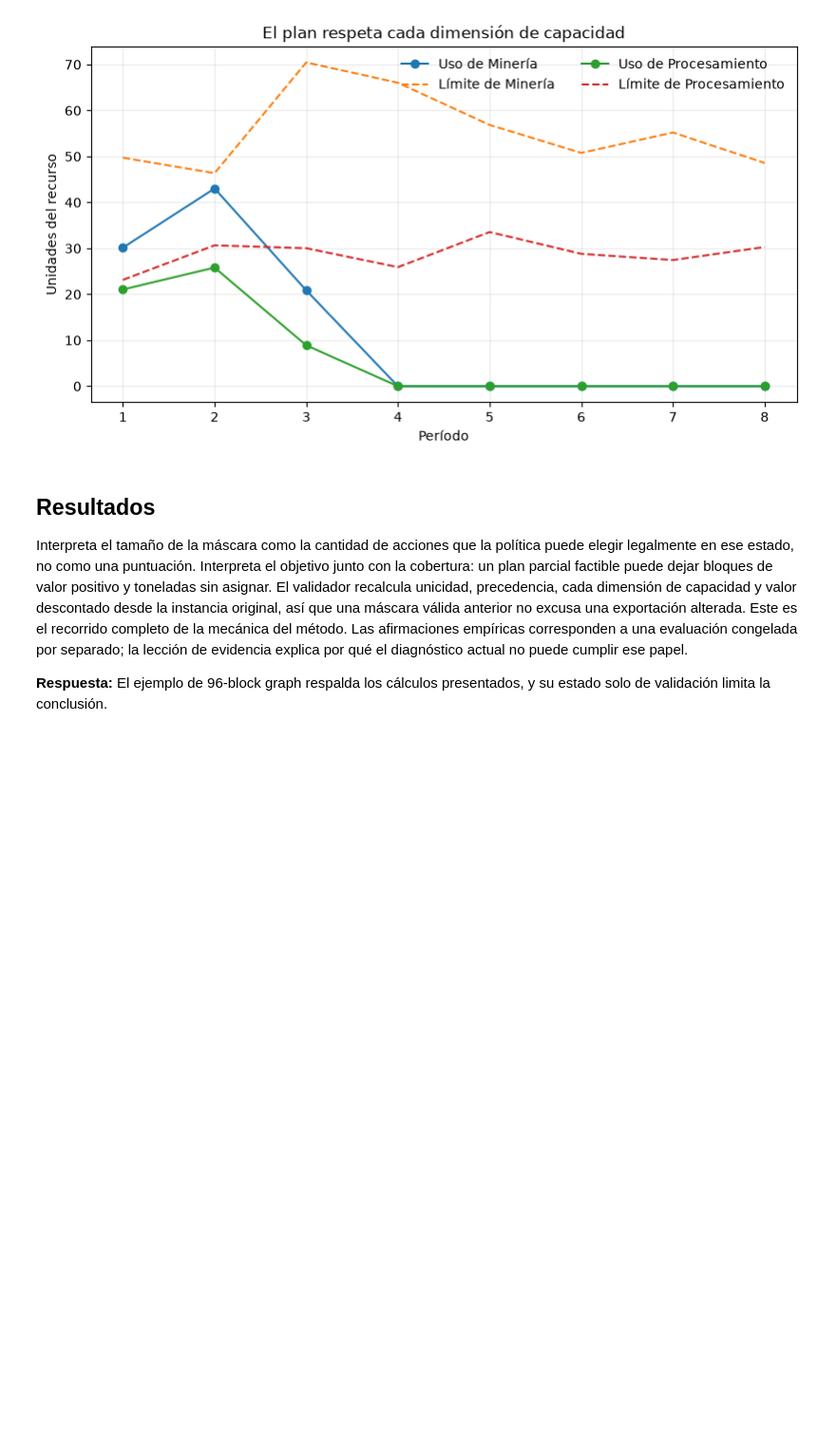
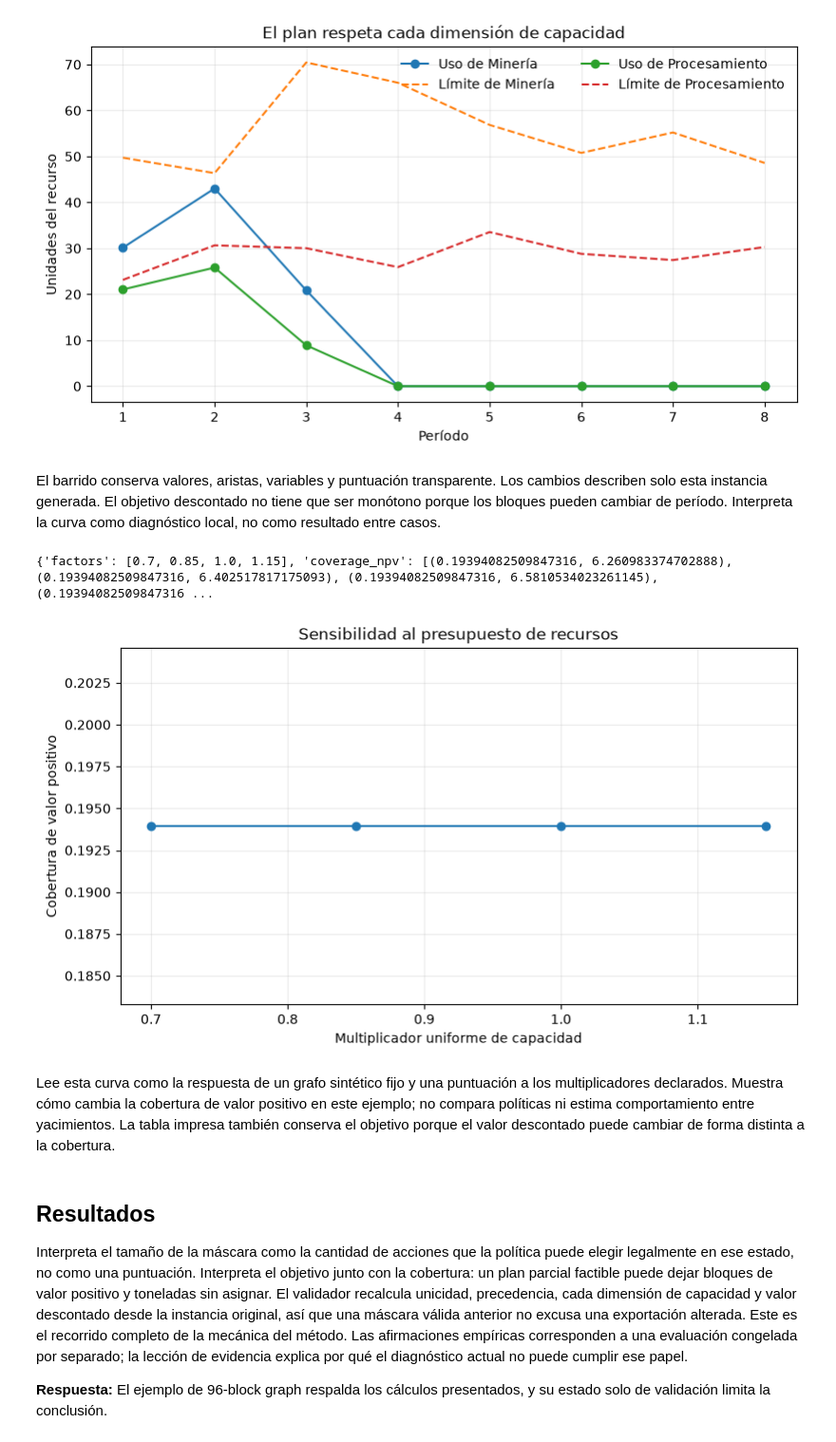
Before and after one commit to fsantibanezleal/CAOS_PhaseFlow, a Jupyter notebook: notebooks/es/04-learned-surrogates/05-frontier-policy-mechanics.ipynb, the cells around one changed output. Shown at 95% size. Cells and saved outputs as stored; diff of their text form; code cells hidden in the pictures; blank space fills up the shorter version.

Commit message:
docs(notebooks): deepen frontier policy lessons

```diff
--- a/notebooks/es/04-learned-surrogates/05-frontier-policy-mechanics.ipynb
+++ b/notebooks/es/04-learned-surrogates/05-frontier-policy-mechanics.ipynb
@@ -101,9 +108,8 @@ assert set(feasible).issubset(ready)
 Reproduce una puntuación transparente y recalcula el valor del plan de forma independiente.
 # %%
 # Reproduce una puntuación transparente mediante la misma transición restringida por factibilidad.
-result = replay_frontier_policy(
-    instance, lambda b, p, a: float(instance.values[b]) if b >= 0 else -1.0, tonnage=case.tonnage
-)
+score = lambda b, p, a: float(instance.values[b]) if b >= 0 else -1.0
+result = replay_frontier_policy(instance, score, tonnage=case.tonnage)
 independent_value = validate_schedule(instance, result.assignments)
 print(
     {
@@ -172,6 +178,33 @@ ax.legend(frameon=False, ncol=2)
 plt.show()
 # %% [output]
 [figure]
+# %% [markdown]
+El barrido conserva valores, aristas, variables y puntuación transparente. Los cambios describen solo esta instancia generada. El objetivo descontado no tiene que ser monótono porque los bloques pueden cambiar de período. Interpreta la curva como diagnóstico local, no como resultado entre casos.
+# %%
+# Reproduce la misma puntuación con varios límites uniformes de capacidad.
+from dataclasses import replace
+
+factors = np.array([0.70, 0.85, 1.00, 1.15])
+sweep = []
+for factor in factors:
+    variant = replace(instance, capacities=instance.capacities * factor)
+    replay = replay_frontier_policy(variant, score, tonnage=case.tonnage)
+    sweep.append((replay.positive_value_coverage, replay.npv))
+print({"factors": factors.tolist(), "coverage_npv": sweep})
+fig, ax = plt.subplots(figsize=(8, 4.5), constrained_layout=True)
+ax.plot(factors, [row[0] for row in sweep], marker="o")
+ax.set(
+    xlabel="Multiplicador uniforme de capacidad",
+    ylabel="Cobertura de valor positivo",
+    title="Sensibilidad al presupuesto de recursos",
+)
+ax.grid(alpha=0.25)
+plt.show()
+# %% [output]
+{'factors': [0.7, 0.85, 1.0, 1.15], 'coverage_npv': [(0.19394082509847316, 6.260983374702888), (0.19394082509847316, 6.402517817175093), (0.19394082509847316, 6.5810534023261145), (0.19394082509847316 ...
+[figure, added]
+# %% [markdown]
+Lee esta curva como la respuesta de un grafo sintético fijo y una puntuación a los multiplicadores declarados. Muestra cómo cambia la cobertura de valor positivo en este ejemplo; no compara políticas ni estima comportamiento entre yacimientos. La tabla impresa también conserva el objetivo porque el valor descontado puede cambiar de forma distinta a la cobertura.
 # %% [markdown]
 ## Resultados
 
```
Also changed, not shown: parts of 3 cells of this notebook, 4 other files.
